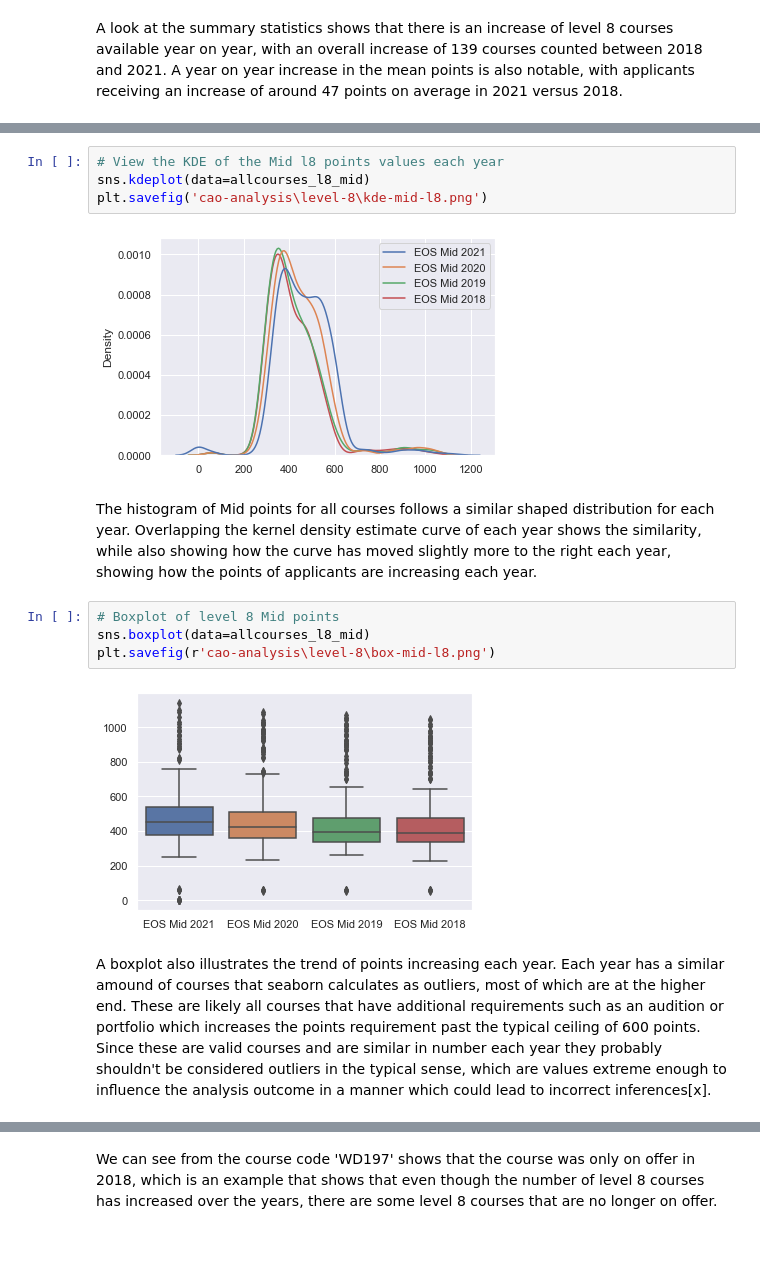
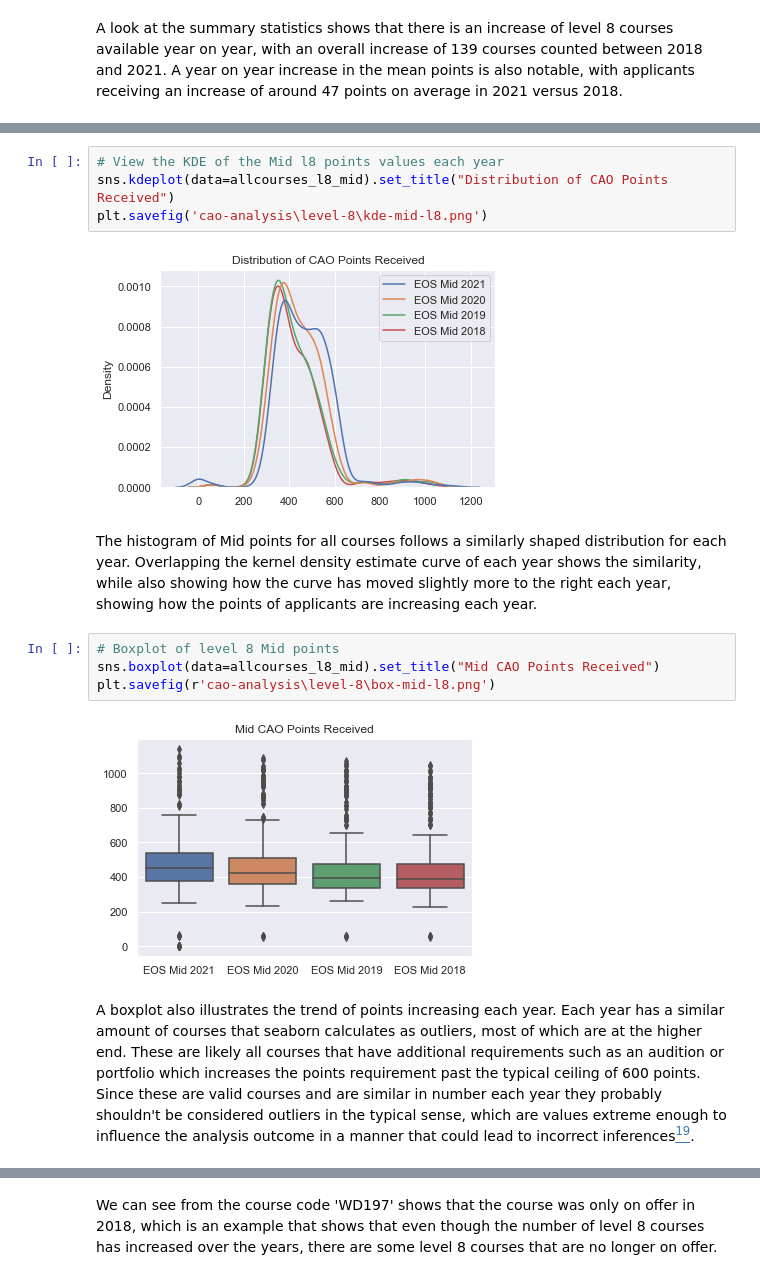
Before and after one commit to andrewjscott/Fundamentals-of-Data-Analysis-Assignment, a Jupyter notebook: cao.ipynb, the cells around one changed output, grey strips where cells are left out. Saved outputs shown, nothing was run; the diff lists cells and outputs as text; blank space fills up the shorter version.

```diff
--- a/cao.ipynb
+++ b/cao.ipynb
@@ -2674,17 +2732,17 @@ hist_l8_mid = hist_by_year(allcourses_l8_mid)
 # %%
 # View the KDE of the Mid l8 points values each year
-sns.kdeplot(data=allcourses_l8_mid)
+sns.kdeplot(data=allcourses_l8_mid).set_title("Distribution of CAO Points Received")
 plt.savefig('cao-analysis\level-8\kde-mid-l8.png')
 # %% [output]
-[figure, old version]
+[figure, new version]
 # %% [markdown]
-The histogram of Mid points for all courses follows a similar shaped distribution for each year. Overlapping the kernel density estimate curve of each year shows the similarity, while also showing how the curve has moved slightly more to the right each year, showing how the points of applicants are increasing each year.
+The histogram of Mid points for all courses follows a similarly shaped distribution for each year. Overlapping the kernel density estimate curve of each year shows the similarity, while also showing how the curve has moved slightly more to the right each year, showing how the points of applicants are increasing each year.
 # %%
 # Boxplot of level 8 Mid points
-sns.boxplot(data=allcourses_l8_mid)
+sns.boxplot(data=allcourses_l8_mid).set_title("Mid CAO Points Received")
 plt.savefig(r'cao-analysis\level-8\box-mid-l8.png')
 # %% [output]
-[figure, old version]
+[figure, new version]
 # %% [markdown]
-A boxplot also illustrates the trend of points increasing each year. Each year has a similar amound of courses that seaborn calculates as outliers, most of which are at the higher end. These are likely all courses that have additional requirements such as an audition or portfolio which increases the points requirement past the typical ceiling of 600 points. Since these are valid courses and are similar in number each year they probably shouldn't be considered outliers in the typical sense, which are values extreme enough to influence the analysis outcome in a manner which could lead to incorrect inferences[x].
+A boxplot also illustrates the trend of points increasing each year. Each year has a similar amount of courses that seaborn calculates as outliers, most of which are at the higher end. These are likely all courses that have additional requirements such as an audition or portfolio which increases the points requirement past the typical ceiling of 600 points. Since these are valid courses and are similar in number each year they probably shouldn't be considered outliers in the typical sense, which are values extreme enough to influence the analysis outcome in a manner that could lead to incorrect inferences[<sup>19</sup>](#f19)<a id='a19'></a>.
 # %% [markdown]
```
Also changed, not shown: parts of 152 cells of this notebook, 57 other files.
